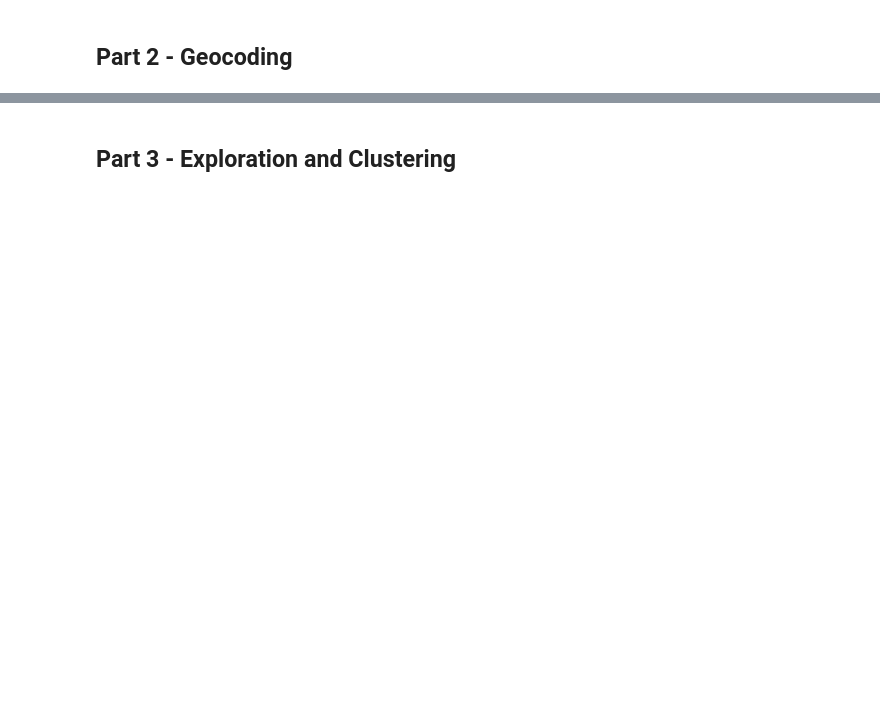
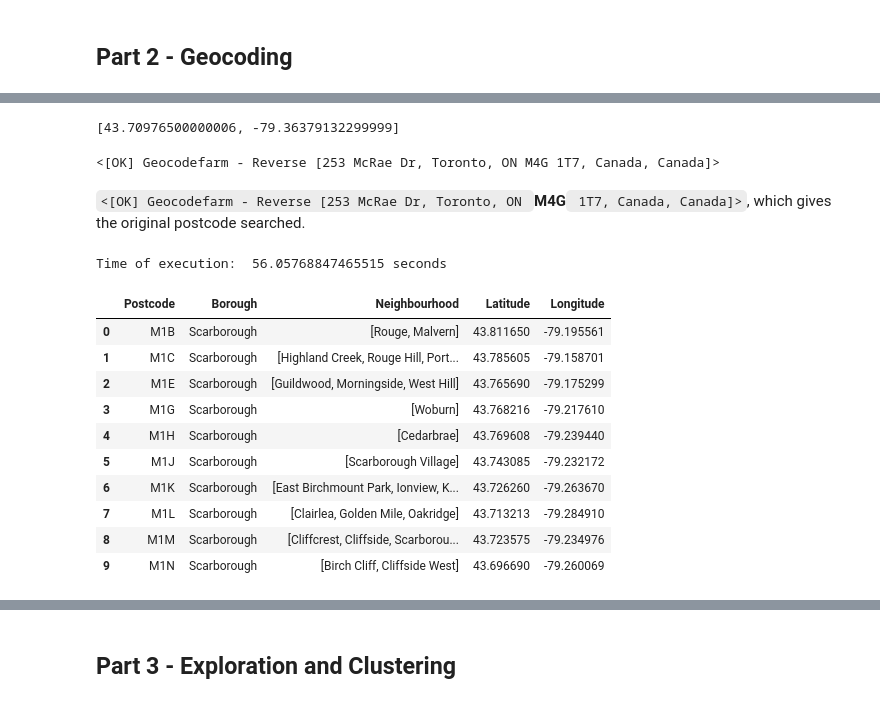
Before and after one commit to BiancaJM/Coursera_Capstone-1, a Jupyter notebook: Toronto - Segmentation and Clustering.ipynb, the cells around one changed output, grey strips where cells are left out. Cells and saved outputs as stored; diff of their text form; code cells hidden in the pictures; blank space fills up the shorter version.

```diff
--- a/Toronto - Segmentation and Clustering.ipynb
+++ b/Toronto - Segmentation and Clustering.ipynb
@@ -271,0 +282,21 @@ df_toronto.loc[df_toronto['Postcode'] == 'M5A']
+# %%
+import time
+start = time.time()
+
+'''Geocoder starts here'''
+'''Defining a function to use --> get_latlng()'''
+def get_latlng(arcgis_geocoder):
+
+    # Initialize the Location (lat. and long.) to "None"
+    lat_lng_coords = None
+
+    # While loop helps to create a continous run until all the location coordinates are geocoded
+
+    while(lat_lng_coords is None):
+        g = geocoder.arcgis('{}, Toronto, Ontario'.format(arcgis_geocoder))
+        lat_lng_coords = g.latlng
+    return lat_lng_coords
+'''Geocoder ends here'''
+
+end = time.time()
+print("Time of execution: ", end - start, "seconds")
@@ -272,3 +307,48 @@ df_toronto.loc[df_toronto['Postcode'] == 'M5A']
+# %%
+sample = get_latlng('M4G')
+sample
+# %% [output]
+[43.70976500000006, -79.36379132299999]
+# %%
+gg = geocoder.geocodefarm(sample, method = 'reverse')
+gg
+# %% [output]
+<[OK] Geocodefarm - Reverse [253 McRae Dr, Toronto, ON M4G 1T7, Canada, Canada]>
+# %% [markdown]
+`<[OK] Geocodefarm - Reverse [253 McRae Dr, Toronto, ON `**M4G**` 1T7, Canada, Canada]>`, which gives the original postcode searched.
+# %%
+start = time.time()
+
+coordinates = [get_latlng(i) for i in df_toronto['Postcode'].tolist()]
+
+end = time.time()
+print("Time of execution: ", end - start, "seconds")
+# %% [output]
+Time of execution:  56.05768847465515 seconds
+# %%
+# This will store the Toronto dataframe with coordinates to preserve the original
+df_toronto_loc = df_toronto
+
+# The obtained coordinates (latitude and longitude) are joined with the dataframe as shown
+df_toronto_coordinates = pd.DataFrame(coordinates, columns = ['Latitude', 'Longitude'])
+df_toronto_loc['Latitude'] = df_toronto_coordinates['Latitude']
+df_toronto_loc['Longitude'] = df_toronto_coordinates['Longitude']
+# %%
+# Saves to csv file for record
+df_toronto_loc.to_csv('TorontoPostcodesLoc.csv', index = False)
+df_toronto_loc.head(10)
+# %% [output]
+|  | Postcode | Borough | Neighbourhood | Latitude | Longitude |
+| 0 | M1B | Scarborough | [Rouge, Malvern] | 43.811650 | -79.195561 |
+| 1 | M1C | Scarborough | [Highland Creek, Rouge Hill, Port... | 43.785605 | -79.158701 |
+| 2 | M1E | Scarborough | [Guildwood, Morningside, West Hill] | 43.765690 | -79.175299 |
+| 3 | M1G | Scarborough | [Woburn] | 43.768216 | -79.217610 |
+| 4 | M1H | Scarborough | [Cedarbrae] | 43.769608 | -79.239440 |
+| 5 | M1J | Scarborough | [Scarborough Village] | 43.743085 | -79.232172 |
+| 6 | M1K | Scarborough | [East Birchmount Park, Ionview, K... | 43.726260 | -79.263670 |
+| 7 | M1L | Scarborough | [Clairlea, Golden Mile, Oakridge] | 43.713213 | -79.284910 |
+| 8 | M1M | Scarborough | [Cliffcrest, Cliffside, Scarborou... | 43.723575 | -79.234976 |
+| 9 | M1N | Scarborough | [Birch Cliff, Cliffside West] | 43.696690 | -79.260069 |
 # %% [markdown]
 <a id='part3'></a>
 # %% [markdown]
```
Also changed, not shown: parts of 8 cells of this notebook.
